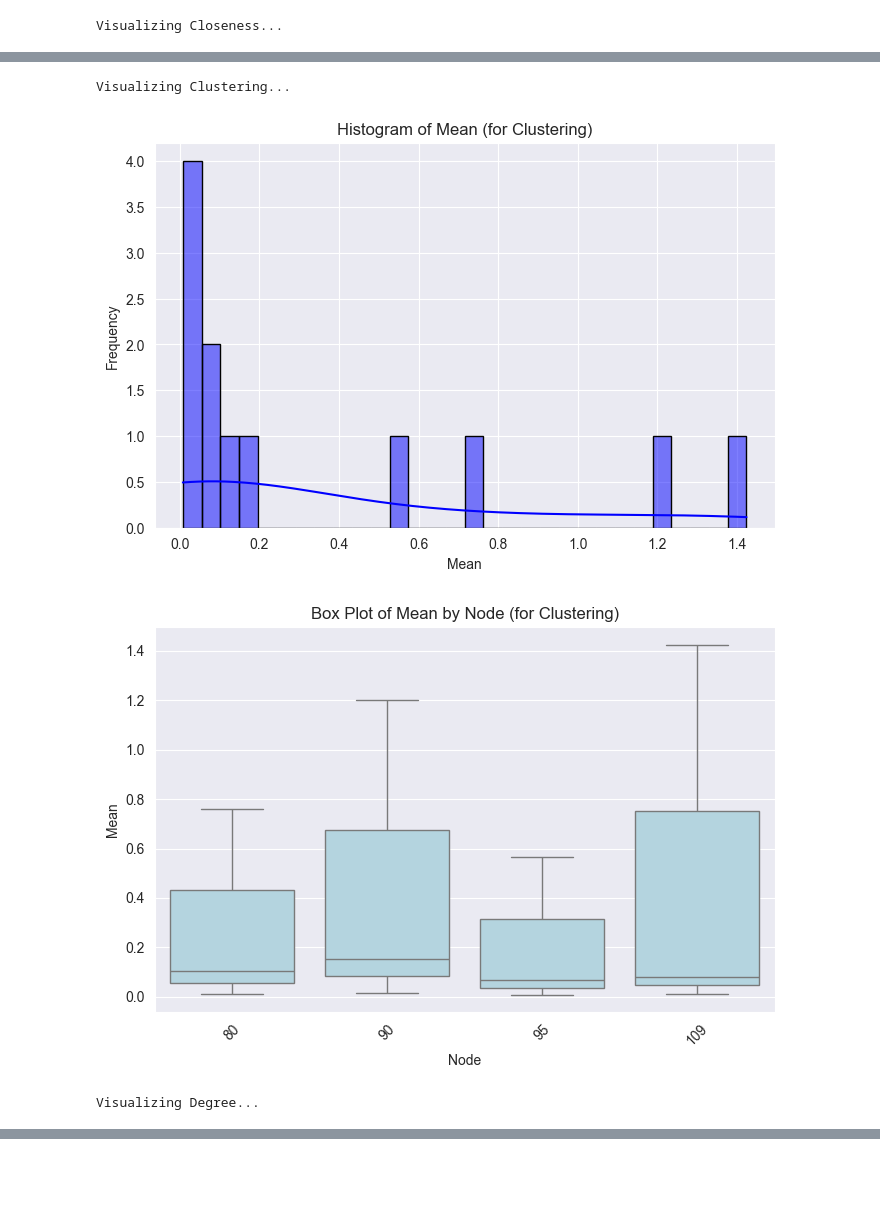
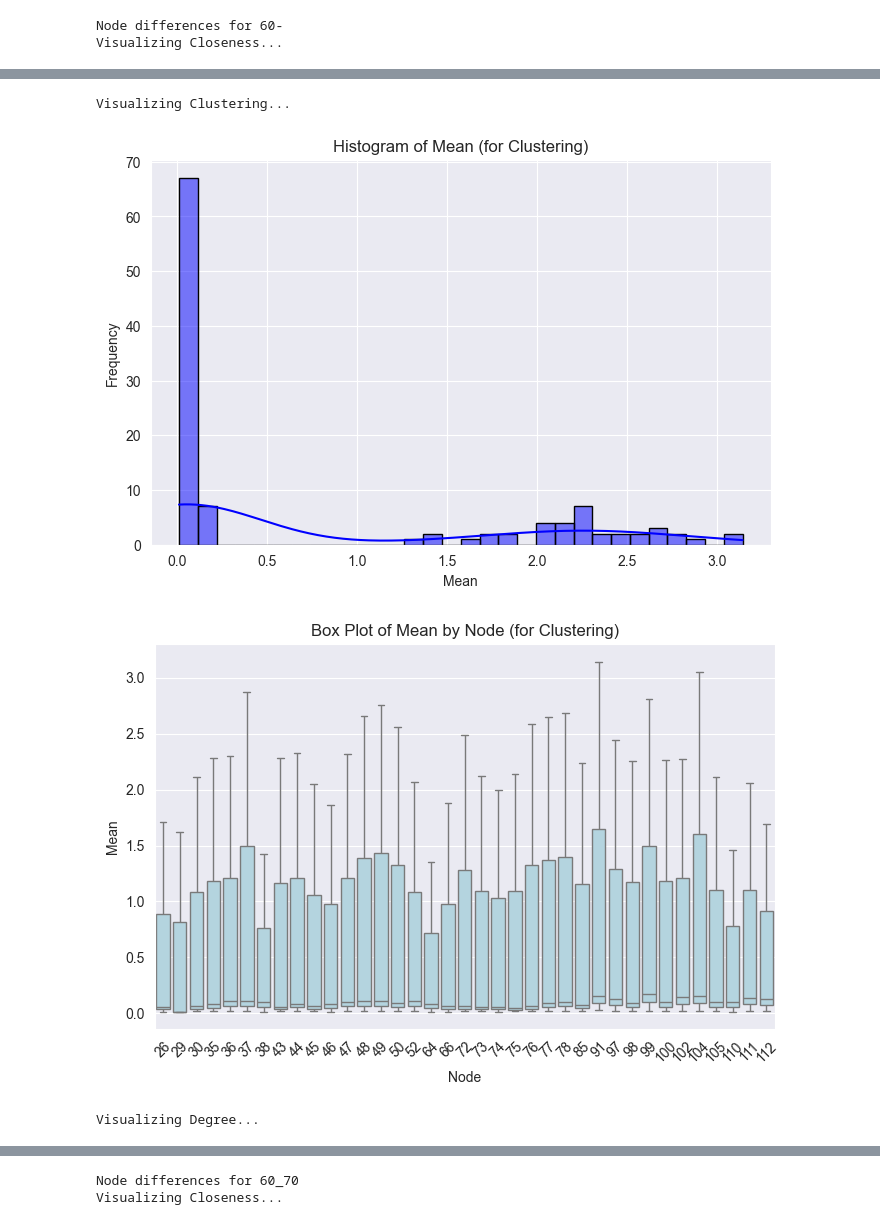
Before and after one commit to mattreturn1/NeuroGraph-Analysis, a Jupyter notebook: visualization/node_comparison_visual_analysis.ipynb, the cells around one changed output, grey strips where cells are left out. Drawn from its saved outputs; the diff is of its cells as text; code cells hidden in the pictures; blank space fills up the shorter version.

Commit message:
node_comparison_visual_analysis.ipynb added an example

```diff
--- a/visualization/node_comparison_visual_analysis.ipynb
+++ b/visualization/node_comparison_visual_analysis.ipynb
@@ -55,6 +55,19 @@ def visualize_metrics(node_data, metrics_data):
         # Plot Box Plot
         plot_box_plot(filtered_node_data, 'Node', 'Mean', f'Box Plot of Mean by Node (for {metric})', 'Node', 'Mean')
 # %%
+print("Node differences for 60-")
+# File paths
+node_file_path = '../computing/analysis/ppmi/60-/comparison/pd/node_differences.csv'
+metrics_file_path = '../computing/analysis/ppmi/60-/comparison/pd/node_analysis.csv'
+
+# Load data
+node_data = load_data(node_file_path)
+metrics_data = load_data(metrics_file_path)
+
+# Visualize the metrics
+visualize_metrics(node_data, metrics_data)
+
+print("Node differences for 60_70")
 # File paths
 node_file_path = '../computing/analysis/ppmi/60_70/comparison/pd/node_differences.csv'
 metrics_file_path = '../computing/analysis/ppmi/60_70/comparison/pd/node_analysis.csv'
@@ -65,5 +78,18 @@ metrics_data = load_data(metrics_file_path)
 
 # Visualize the metrics
 visualize_metrics(node_data, metrics_data)
+
+print("Node differences for 70+")
+# File paths
+node_file_path = '../computing/analysis/ppmi/70+/comparison/pd/node_differences.csv'
+metrics_file_path = '../computing/analysis/ppmi/70+/comparison/pd/node_analysis.csv'
+
+# Load data
+node_data = load_data(node_file_path)
+metrics_data = load_data(metrics_file_path)
+
+# Visualize the metrics
+visualize_metrics(node_data, metrics_data)
 # %% [output]
+Node differences for 60-
 Visualizing Closeness...
@@ -72,4 +98,4 @@ Visualizing Closeness...
 Visualizing Clustering...
-[figure, old version]
+[figure, new version]
-[figure, old version]
+[figure, new version]
 Visualizing Degree...
@@ -77,0 +104,2 @@ Visualizing Degree...
+Node differences for 60_70
+Visualizing Closeness...
```
Also changed, not shown: parts of 1 cell of this notebook.
